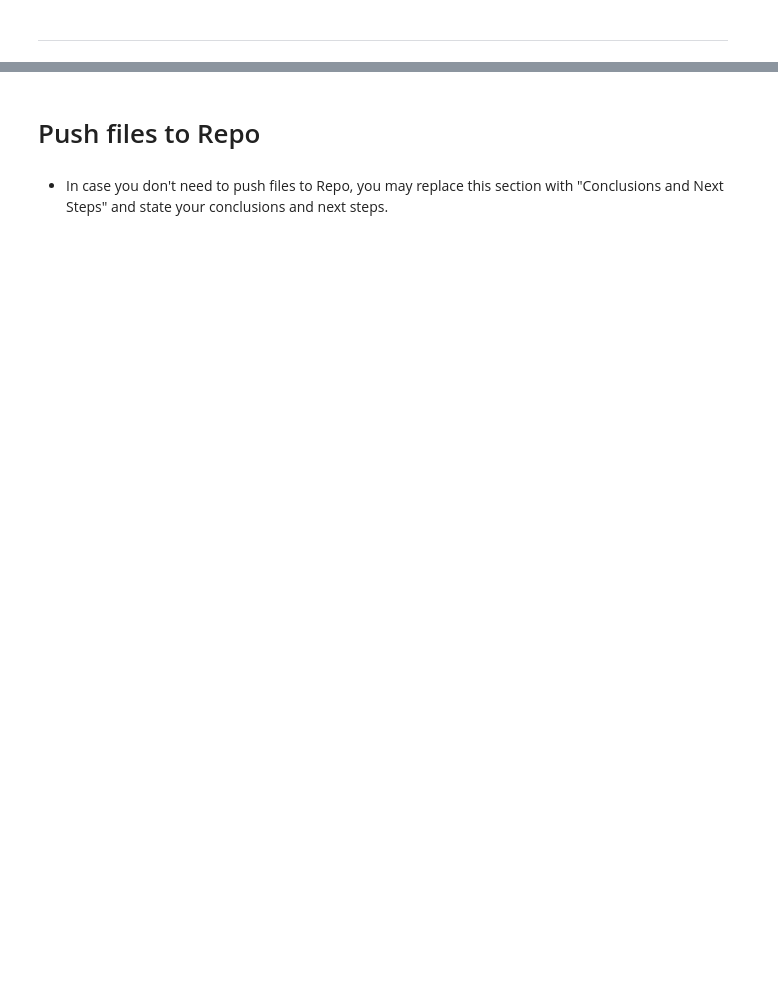
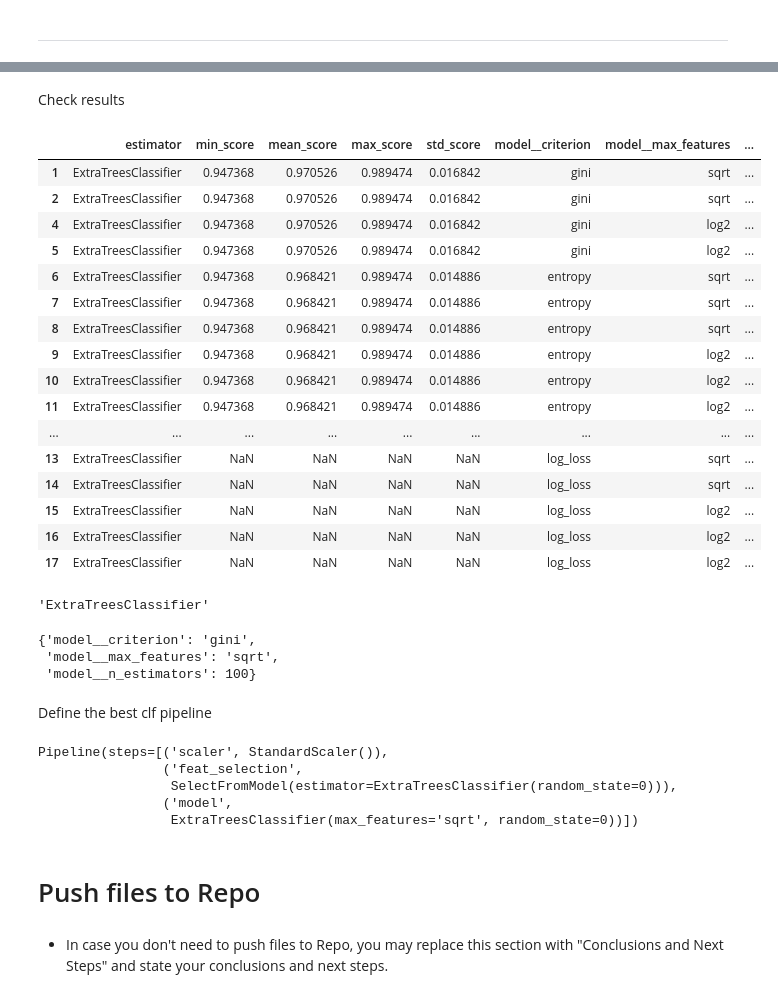
Before and after one commit to SimasJakubenas/cd-prediction-pp5, a Jupyter notebook: jupyter_notebooks/05 - Modelling and Evaluation.ipynb, the cells around one changed output, grey strips where cells are left out. Drawn from its saved outputs; the diff is of its cells as text; code cells hidden in the pictures; blank space fills up the shorter version.

Commit message:
ADD: Hyper Parameter optimisation

```diff
--- a/jupyter_notebooks/05 - Modelling and Evaluation.ipynb
+++ b/jupyter_notebooks/05 - Modelling and Evaluation.ipynb
@@ -214,8 +214,3 @@ y_train.value_counts().plot(kind='bar', title='Train Set Target Distribution')
 plt.show()
 # %% [output]
 [figure]
-# %%
-pipeline_data_cleaning_feat_eng = PipelineDataCleaningAndFeatureEngineering()
-X_train = pipeline_data_cleaning_feat_eng.fit_transform(X_train)
-X_test = pipeline_data_cleaning_feat_eng.transform(X_test)
-print(X_train.shape, y_train.shape, X_test.shape, y_test.shape)
@@ -225,0 +253,6 @@ print(X_train.shape, y_train.shape, X_test.shape, y_test.shape)
+# %%
+from sklearn.metrics import make_scorer, recall_score
+search = HyperparameterOptimizationSearch(models=models_quick_search, params=params_quick_search)
+search.fit(X_train, y_train,
+           scoring =  make_scorer(recall_score, pos_label=1),
+           n_jobs=-1, cv=5)
@@ -225,0 +302,12 @@ print(X_train.shape, y_train.shape, X_test.shape, y_test.shape)
+# %%
+models_search = {
+    "ExtraTreesClassifier":ExtraTreesClassifier(random_state=0),
+}
+
+params_search = {
+    "ExtraTreesClassifier": {
+        'model__n_estimators': [50, 100, 200],
+        'model__criterion' : ['gini', 'entropy', 'log_loss'],
+        'model__max_features': ['sqrt', 'log2'],
+    }
+}
@@ -225,0 +316,6 @@ print(X_train.shape, y_train.shape, X_test.shape, y_test.shape)
+# %%
+from sklearn.metrics import recall_score, make_scorer
+search = HyperparameterOptimizationSearch(models=models_search, params=params_search)
+search.fit(X_train, y_train,
+           scoring =  make_scorer(recall_score, pos_label=1),
+           n_jobs=-1, cv=5)
@@ -226,3 +343,49 @@ print(X_train.shape, y_train.shape, X_test.shape, y_test.shape)
+# %% [markdown]
+Check results
+# %%
+grid_search_summary, grid_search_pipelines = search.score_summary(sort_by='mean_score')
+grid_search_summary
+# %% [output]
+|  | estimator | min_score | mean_score | max_score | std_score | model__criterion | model__max_features | ... |
+| 1 | ExtraTreesClassifier | 0.947368 | 0.970526 | 0.989474 | 0.016842 | gini | sqrt | ... |
+| 2 | ExtraTreesClassifier | 0.947368 | 0.970526 | 0.989474 | 0.016842 | gini | sqrt | ... |
+| 4 | ExtraTreesClassifier | 0.947368 | 0.970526 | 0.989474 | 0.016842 | gini | log2 | ... |
+| 5 | ExtraTreesClassifier | 0.947368 | 0.970526 | 0.989474 | 0.016842 | gini | log2 | ... |
+| 6 | ExtraTreesClassifier | 0.947368 | 0.968421 | 0.989474 | 0.014886 | entropy | sqrt | ... |
+| 7 | ExtraTreesClassifier | 0.947368 | 0.968421 | 0.989474 | 0.014886 | entropy | sqrt | ... |
+| 8 | ExtraTreesClassifier | 0.947368 | 0.968421 | 0.989474 | 0.014886 | entropy | sqrt | ... |
+| 9 | ExtraTreesClassifier | 0.947368 | 0.968421 | 0.989474 | 0.014886 | entropy | log2 | ... |
+| 10 | ExtraTreesClassifier | 0.947368 | 0.968421 | 0.989474 | 0.014886 | entropy | log2 | ... |
+| 11 | ExtraTreesClassifier | 0.947368 | 0.968421 | 0.989474 | 0.014886 | entropy | log2 | ... |
+| ... | ... | ... | ... | ... | ... | ... | ... | ... |
+| 13 | ExtraTreesClassifier | NaN | NaN | NaN | NaN | log_loss | sqrt | ... |
+| 14 | ExtraTreesClassifier | NaN | NaN | NaN | NaN | log_loss | sqrt | ... |
+| 15 | ExtraTreesClassifier | NaN | NaN | NaN | NaN | log_loss | log2 | ... |
+| 16 | ExtraTreesClassifier | NaN | NaN | NaN | NaN | log_loss | log2 | ... |
+| 17 | ExtraTreesClassifier | NaN | NaN | NaN | NaN | log_loss | log2 | ... |
+# %%
+best_model = grid_search_summary.iloc[0,0]
+best_model
+# %% [output]
+'ExtraTreesClassifier'
+# %%
+best_parameters = grid_search_pipelines[best_model].best_params_
+best_parameters
+# %% [output]
+{'model__criterion': 'gini',
+ 'model__max_features': 'sqrt',
+ 'model__n_estimators': 100}
+# %% [markdown]
+Define the best clf pipeline
+# %%
+pipeline_clf = grid_search_pipelines[best_model].best_estimator_
+pipeline_clf
+# %% [output]
+Pipeline(steps=[('scaler', StandardScaler()),
+                ('feat_selection',
+                 SelectFromModel(estimator=ExtraTreesClassifier(random_state=0))),
+                ('model',
+                 ExtraTreesClassifier(max_features='sqrt', random_state=0))])
 # %% [markdown]
 # Push files to Repo
 # %% [markdown]
```
Also changed, not shown: parts of 11 cells of this notebook.
